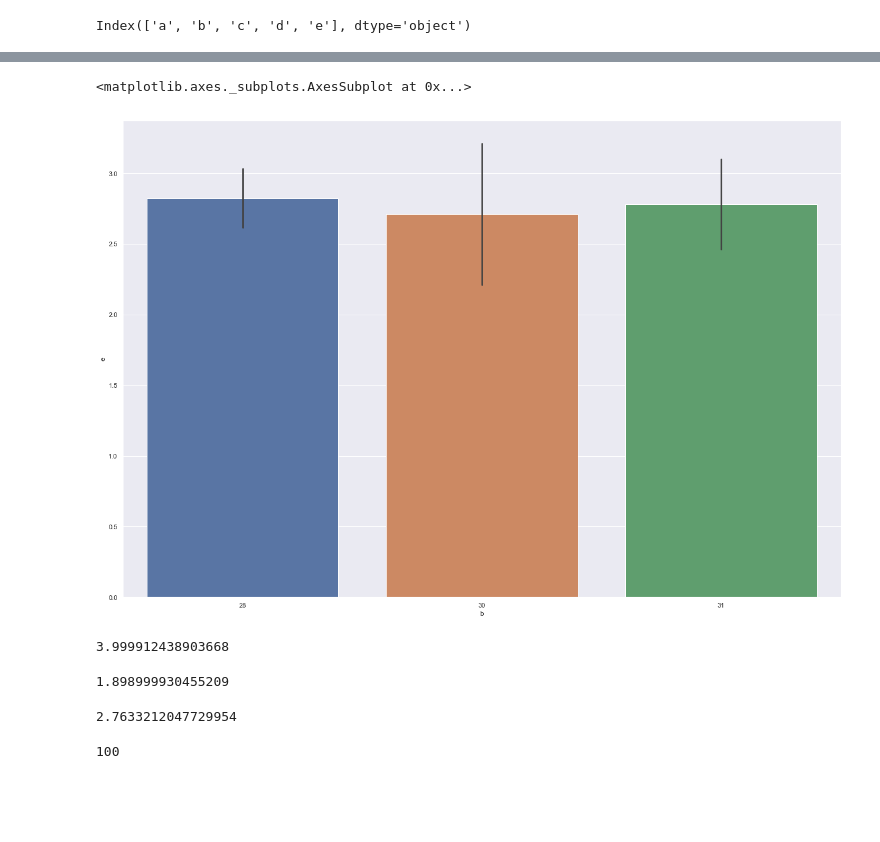
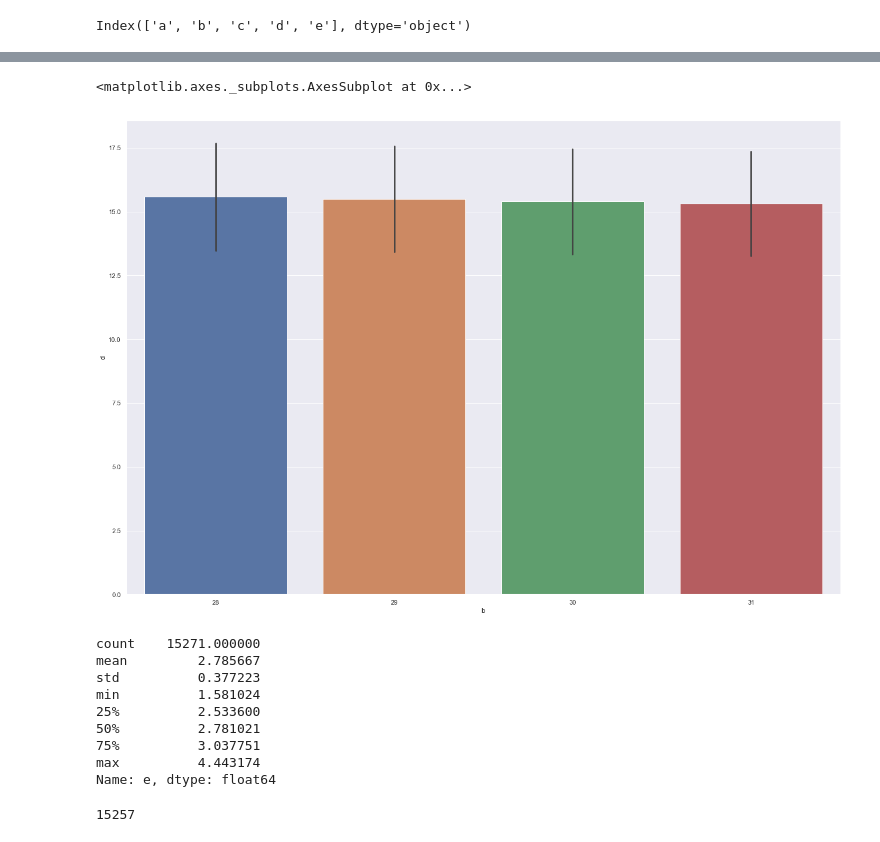
Before and after one commit to suhail511/employee-schedule, a Jupyter notebook: Seaborn Graphs.ipynb, the cells around one changed output, grey strips where cells are left out. Saved outputs shown, nothing was run; the diff lists cells and outputs as text; code cells hidden in the pictures; blank space fills up the shorter version.

```diff
--- a/Seaborn Graphs.ipynb
+++ b/Seaborn Graphs.ipynb
@@ -33,29 +35,29 @@ sns.barplot(x='b', y='c', data=df,
 # %%
-sns.barplot(x='b', y='e', data=df,
+sns.barplot(x='b', y='d', data=df,
 #             estimator=sum,
 #             palette = 'spring',
 #             hue='Sales person',
             ci = 'sd'
            )
 # %% [output]
 <matplotlib.axes._subplots.AxesSubplot at 0x...>
-[figure, old version]
+[figure, new version]
-# %%
-np.max(df['e'])
-# %% [output]
-3.999912438903668
-# %%
-np.min(df['e'])
-# %% [output]
-1.898999930455209
-# %%
-np.average(df['e'])
-# %% [output]
-2.7633212047729954
+# %%
+df['e'].describe()
+# %% [output]
+count    15271.000000
+mean         2.785667
+std          0.377223
+min          1.581024
+25%          2.533600
+50%          2.781021
+75%          3.037751
+max          4.443174
+Name: e, dtype: float64
 # %%
-len(df[df['e'] < 5])
+len(df[df['e'] < 4])
 # %% [output]
-100
+15257
 # %%
 sns.distplot(df['e'])
 # %% [output]
```
Also changed, not shown: parts of 5 cells of this notebook, 3 other files.
